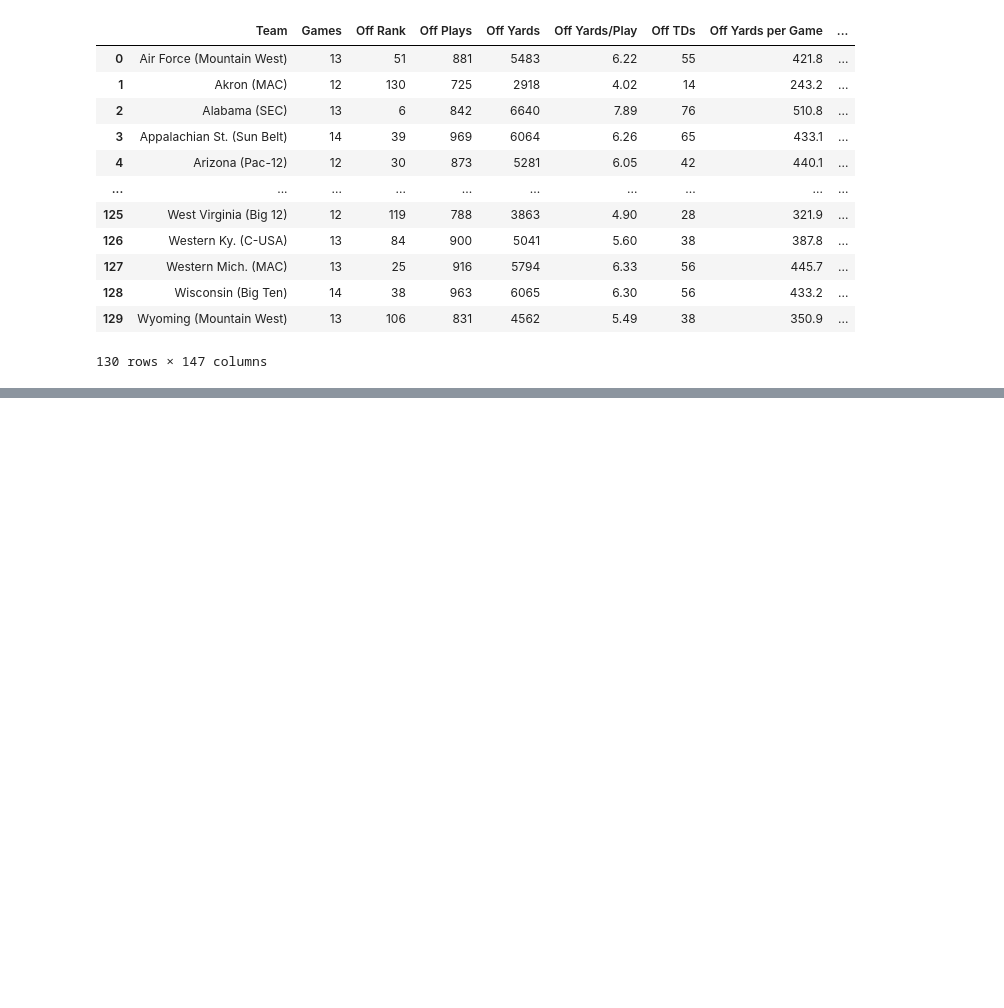
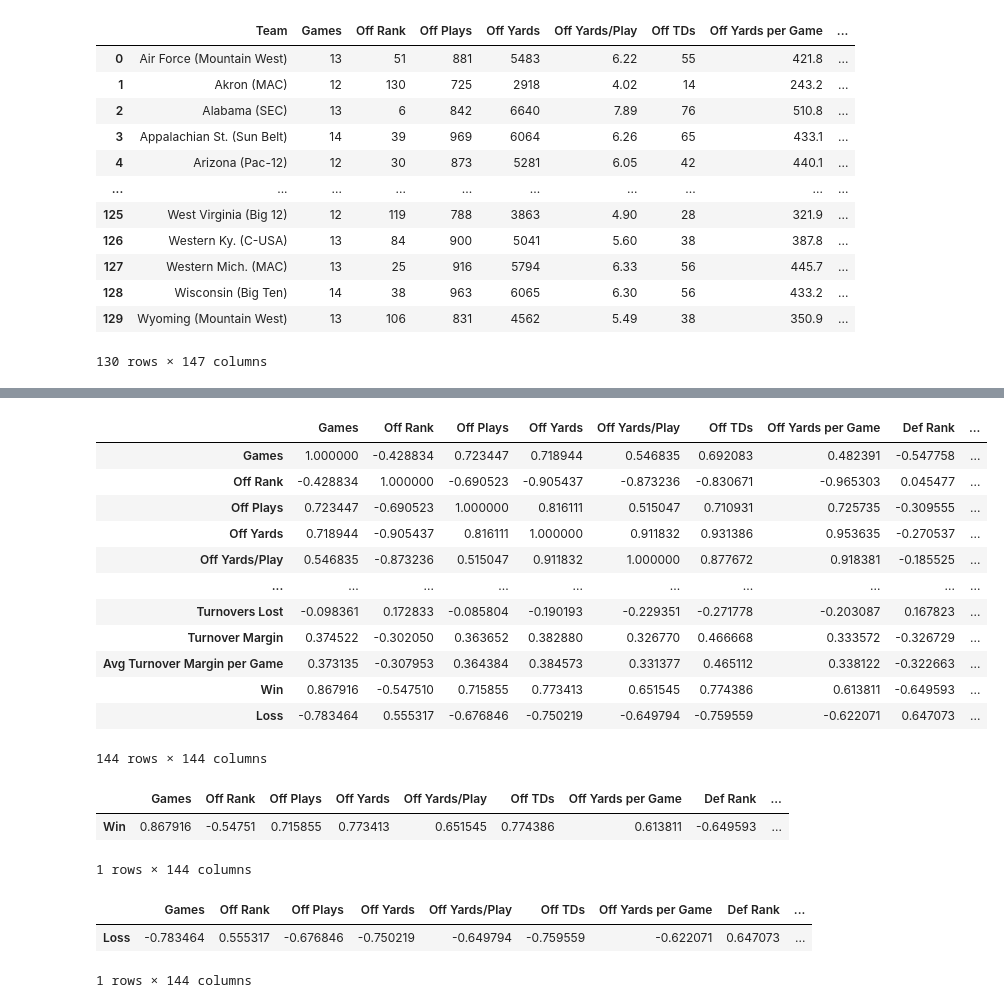
Before and after one commit to amirhajif/machine-learning-algorithms, a Jupyter notebook: Pre-Processing/Correlation/main.ipynb, the cells around one changed output, grey strips where cells are left out. Drawn from its saved outputs; the diff is of its cells as text; code cells hidden in the pictures; blank space fills up the shorter version.

```diff
--- a/Pre-Processing/Correlation/main.ipynb
+++ b/Pre-Processing/Correlation/main.ipynb
@@ -91,0 +124,29 @@ data
+# %%
+datas_corr=data.corr()
+datas_corr
+# %% [output]
+|  | Games | Off Rank | Off Plays | Off Yards | Off Yards/Play | Off TDs | Off Yards per Game | Def Rank | ... |
+| Games | 1.000000 | -0.428834 | 0.723447 | 0.718944 | 0.546835 | 0.692083 | 0.482391 | -0.547758 | ... |
+| Off Rank | -0.428834 | 1.000000 | -0.690523 | -0.905437 | -0.873236 | -0.830671 | -0.965303 | 0.045477 | ... |
+| Off Plays | 0.723447 | -0.690523 | 1.000000 | 0.816111 | 0.515047 | 0.710931 | 0.725735 | -0.309555 | ... |
+| Off Yards | 0.718944 | -0.905437 | 0.816111 | 1.000000 | 0.911832 | 0.931386 | 0.953635 | -0.270537 | ... |
+| Off Yards/Play | 0.546835 | -0.873236 | 0.515047 | 0.911832 | 1.000000 | 0.877672 | 0.918381 | -0.185525 | ... |
+| ... | ... | ... | ... | ... | ... | ... | ... | ... | ... |
+| Turnovers Lost | -0.098361 | 0.172833 | -0.085804 | -0.190193 | -0.229351 | -0.271778 | -0.203087 | 0.167823 | ... |
+| Turnover Margin | 0.374522 | -0.302050 | 0.363652 | 0.382880 | 0.326770 | 0.466668 | 0.333572 | -0.326729 | ... |
+| Avg Turnover Margin per Game | 0.373135 | -0.307953 | 0.364384 | 0.384573 | 0.331377 | 0.465112 | 0.338122 | -0.322663 | ... |
+| Win | 0.867916 | -0.547510 | 0.715855 | 0.773413 | 0.651545 | 0.774386 | 0.613811 | -0.649593 | ... |
+| Loss | -0.783464 | 0.555317 | -0.676846 | -0.750219 | -0.649794 | -0.759559 | -0.622071 | 0.647073 | ... |
+144 rows × 144 columns
+# %%
+datas_corr.loc[['Win']]
+# %% [output]
+|  | Games | Off Rank | Off Plays | Off Yards | Off Yards/Play | Off TDs | Off Yards per Game | Def Rank | ... |
+| Win | 0.867916 | -0.54751 | 0.715855 | 0.773413 | 0.651545 | 0.774386 | 0.613811 | -0.649593 | ... |
+1 rows × 144 columns
+# %%
+datas_corr.loc[['Loss']]
+# %% [output]
+|  | Games | Off Rank | Off Plays | Off Yards | Off Yards/Play | Off TDs | Off Yards per Game | Def Rank | ... |
+| Loss | -0.783464 | 0.555317 | -0.676846 | -0.750219 | -0.649794 | -0.759559 | -0.622071 | 0.647073 | ... |
+1 rows × 144 columns
```
Also changed, not shown: parts of 8 cells of this notebook.
